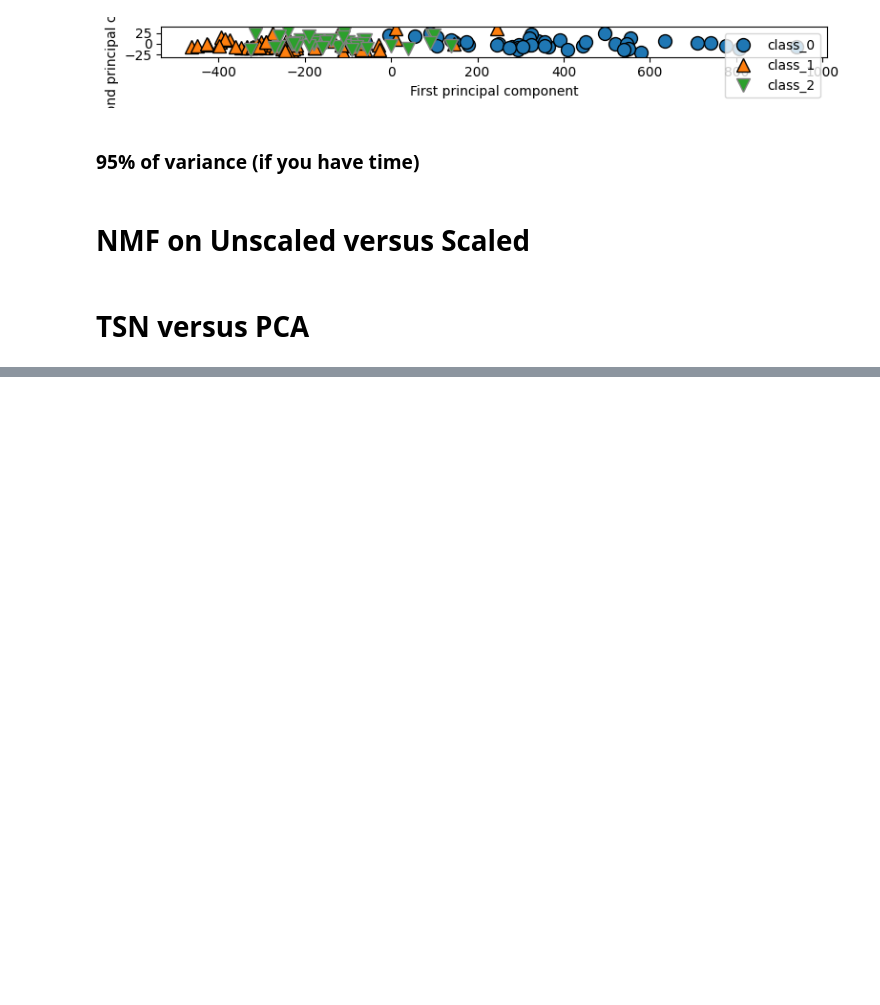
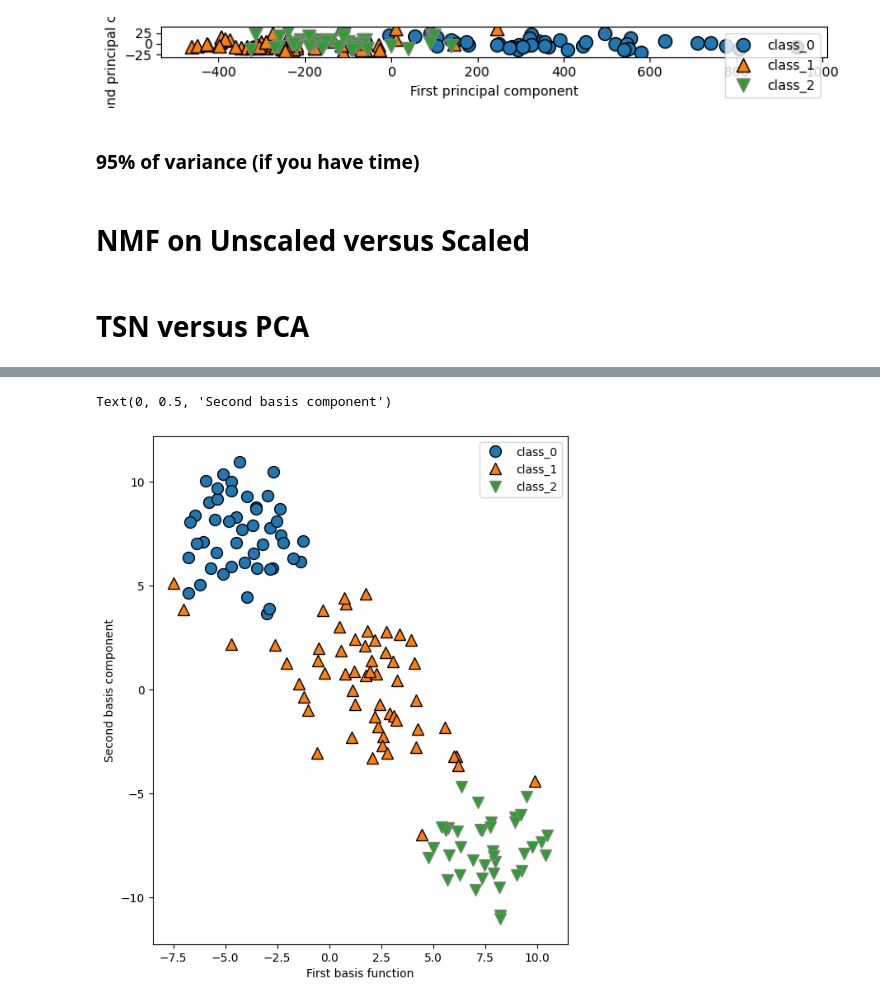
Before and after one commit to coughlinjennie/data71200, a Jupyter notebook: data71200class7lab.ipynb, the cells around one changed output, grey strips where cells are left out. Cells and saved outputs as stored; diff of their text form; code cells hidden in the pictures; blank space fills up the shorter version.

```diff
--- a/data71200class7lab.ipynb
+++ b/data71200class7lab.ipynb
@@ -235,9 +244,20 @@ Text(0, 0.5, 'Second principal component')
 # %%
 # scaled
 
 #tsne
 # instantiate an instance of TSNE
+tsne2 = TSNE(random_state=42)
+X_tsne2 = tsne.fit_transform(X_train_scaled)
 
 # plot the first two dimensions
+plt.figure(figsize=(8, 8))
+mglearn.discrete_scatter(X_tsne2[:, 0], X_tsne2[:, 1], y_train)
+plt.legend(dataset.target_names, loc="best")
+plt.gca().set_aspect("equal")
+plt.xlabel("First basis function")
+plt.ylabel("Second basis component")
 
 # plot the first two dimensions of PCA
+# %% [output]
+Text(0, 0.5, 'Second basis component')
+[figure, added]
```
Also changed, not shown: parts of 3 cells of this notebook.
